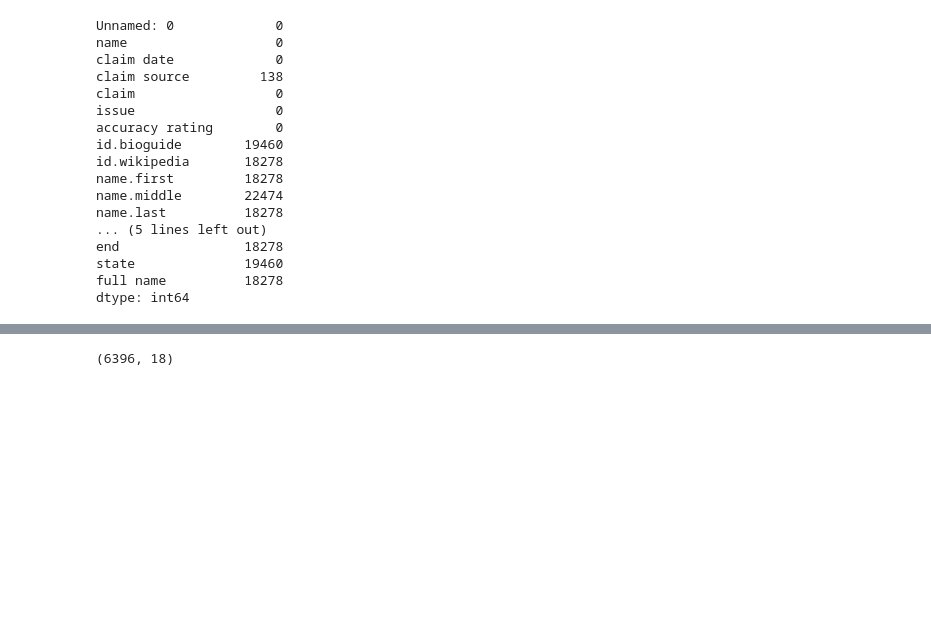
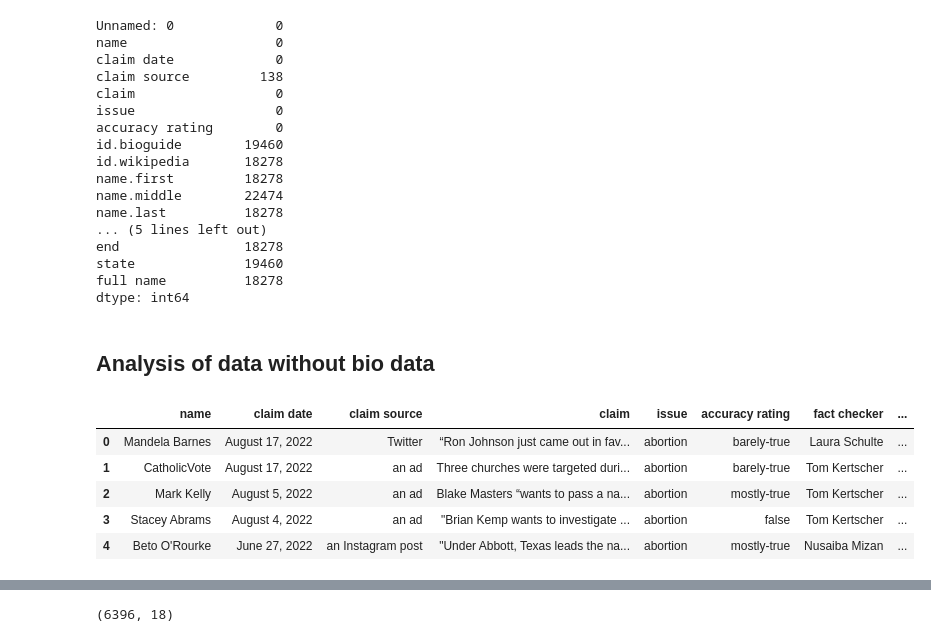
Before and after one commit to lohdaijiu/BT4222_FakeNewsClassifier, a Jupyter notebook: EDA.ipynb, the cells around one changed output, grey strips where cells are left out. Drawn from its saved outputs; the diff is of its cells as text; code cells hidden in the pictures; blank space fills up the shorter version.

```diff
--- a/EDA_bio.ipynb
+++ b/EDA.ipynb
@@ -28,3 +32,14 @@ end                18278
 state              19460
 full name          18278
 dtype: int64
+# %% [markdown]
+## Analysis of data without bio data
+# %%
+df.head()
+# %% [output]
+|  | name | claim date | claim source | claim | issue | accuracy rating | fact checker | ... |
+| 0 | Mandela Barnes | August 17, 2022 | Twitter | “Ron Johnson just came out in fav... | abortion | barely-true | Laura Schulte | ... |
+| 1 | CatholicVote | August 17, 2022 | an ad | Three churches were targeted duri... | abortion | barely-true | Tom Kertscher | ... |
+| 2 | Mark Kelly | August 5, 2022 | an ad | Blake Masters “wants to pass a na... | abortion | mostly-true | Tom Kertscher | ... |
+| 3 | Stacey Abrams | August 4, 2022 | an ad | "Brian Kemp wants to investigate ... | abortion | false | Tom Kertscher | ... |
+| 4 | Beto O'Rourke | June 27, 2022 | an Instagram post | "Under Abbott, Texas leads the na... | abortion | mostly-true | Nusaiba Mizan | ... |
```
Also changed, not shown: parts of 19 cells of this notebook.
